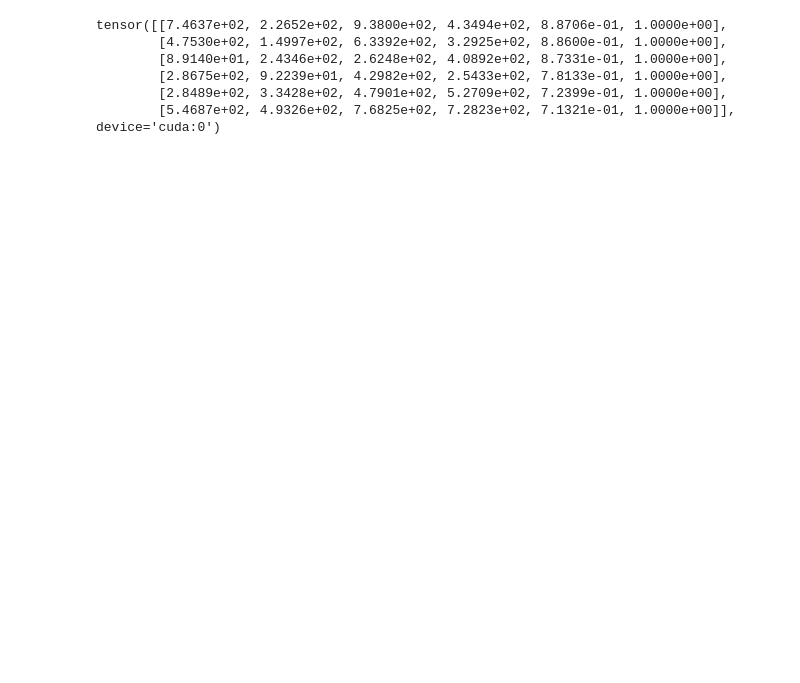
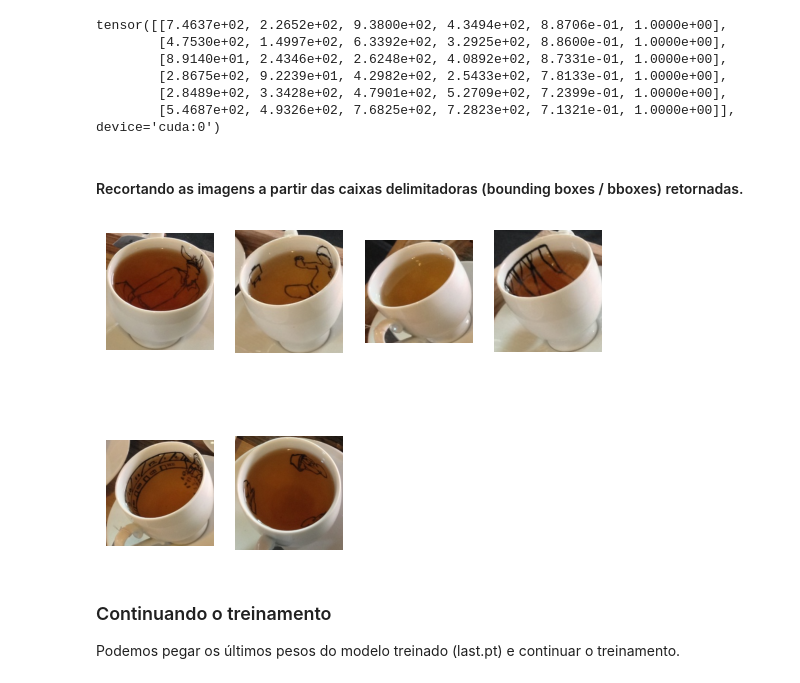
Before and after one commit to DiogoBotton/Computer_Vision_Learn, a Jupyter notebook: Deteccao_de_Objetos/yolov8_treinamento_customizado.ipynb, the cells around one changed output. Drawn from its saved outputs; the diff is of its cells as text; code cells hidden in the pictures; blank space fills up the shorter version.

Commit message:
Aula de treinamento customizado com yolo para detecção de objetos finalizada

```diff
--- a/Deteccao_de_Objetos/yolov8_treinamento_customizado.ipynb
+++ b/Deteccao_de_Objetos/yolov8_treinamento_customizado.ipynb
@@ -344,3 +363,26 @@ tensor([[7.4637e+02, 2.2652e+02, 9.3800e+02, 4.3494e+02, 8.8706e-01, 1.0000e+00]
         [2.8675e+02, 9.2239e+01, 4.2982e+02, 2.5433e+02, 7.8133e-01, 1.0000e+00],
         [2.8489e+02, 3.3428e+02, 4.7901e+02, 5.2709e+02, 7.2399e-01, 1.0000e+00],
         [5.4687e+02, 4.9326e+02, 7.6825e+02, 7.2823e+02, 7.1321e-01, 1.0000e+00]], device='cuda:0')
+# %% [markdown]
+#### Recortando as imagens a partir das caixas delimitadoras (bounding boxes / bboxes) retornadas.
+# %%
+cropped_images = []
+
+for bboxes in result[0].boxes.data:
+  x1, y1, x2, y2, score, classe = bboxes
+
+  crop = img[int(y1):int(y2), int(x1):int(x2)]
+  cropped_images.append(crop)
+
+for i, crop_img in enumerate(cropped_images):
+  plt.subplot(2,4, i+1)
+  plt.axis('off')
+  plt.imshow(cv2.cvtColor(crop_img, cv2.COLOR_BGR2RGB))
+
+plt.show()
+# %% [output]
+[figure, added]
+# %% [markdown]
+### Continuando o treinamento
+
+Podemos pegar os últimos pesos do modelo treinado (last.pt) e continuar o treinamento.
```
Also changed, not shown: parts of 22 cells of this notebook.
